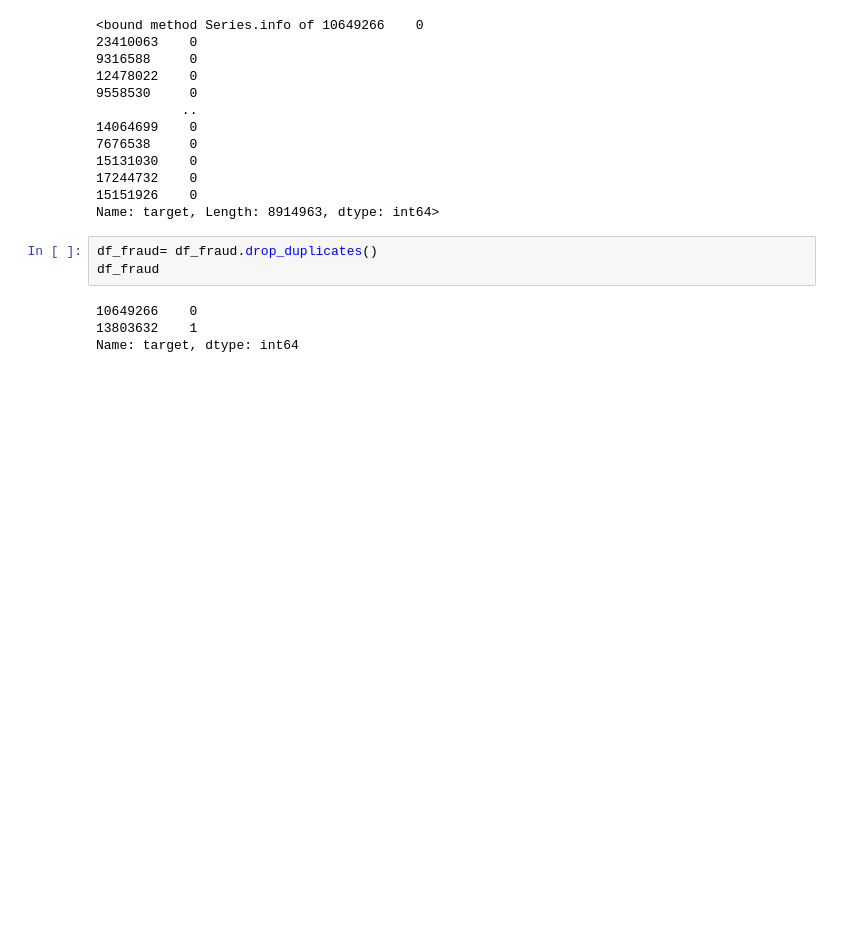
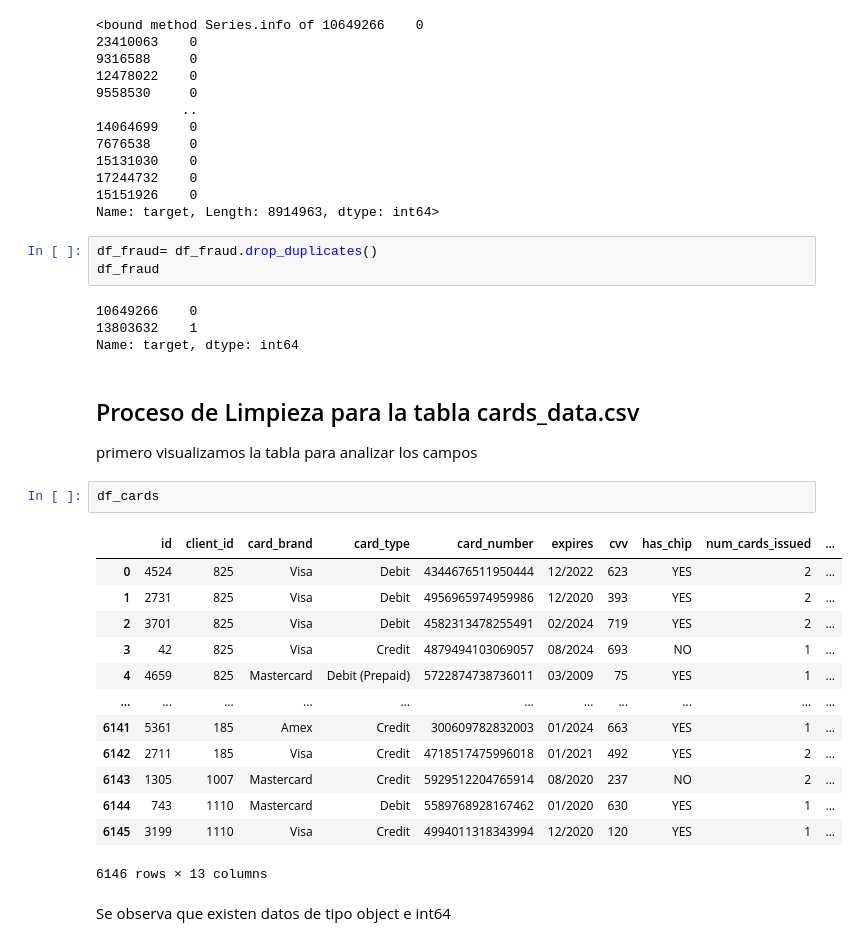
Before and after one commit to robertomalave/Practica_G11, a Jupyter notebook: desarrolloG11.ipynb, the cells around one changed output. Saved outputs shown, nothing was run; the diff lists cells and outputs as text; blank space fills up the shorter version.

Commit message:
Tabla cards_data completada

```diff
--- a/desarrolloG11.ipynb
+++ b/desarrolloG11.ipynb
@@ -854,3 +858,26 @@ df_fraud
 10649266    0
 13803632    1
 Name: target, dtype: int64
+# %% [markdown]
+
+## Proceso de Limpieza para la tabla cards_data.csv
+
+primero visualizamos la tabla para analizar los campos
+# %%
+df_cards
+# %% [output]
+|  | id | client_id | card_brand | card_type | card_number | expires | cvv | has_chip | num_cards_issued | ... |
+| 0 | 4524 | 825 | Visa | Debit | 4344676511950444 | 12/2022 | 623 | YES | 2 | ... |
+| 1 | 2731 | 825 | Visa | Debit | 4956965974959986 | 12/2020 | 393 | YES | 2 | ... |
+| 2 | 3701 | 825 | Visa | Debit | 4582313478255491 | 02/2024 | 719 | YES | 2 | ... |
+| 3 | 42 | 825 | Visa | Credit | 4879494103069057 | 08/2024 | 693 | NO | 1 | ... |
+| 4 | 4659 | 825 | Mastercard | Debit (Prepaid) | 5722874738736011 | 03/2009 | 75 | YES | 1 | ... |
+| ... | ... | ... | ... | ... | ... | ... | ... | ... | ... | ... |
+| 6141 | 5361 | 185 | Amex | Credit | 300609782832003 | 01/2024 | 663 | YES | 1 | ... |
+| 6142 | 2711 | 185 | Visa | Credit | 4718517475996018 | 01/2021 | 492 | YES | 2 | ... |
+| 6143 | 1305 | 1007 | Mastercard | Credit | 5929512204765914 | 08/2020 | 237 | NO | 2 | ... |
+| 6144 | 743 | 1110 | Mastercard | Debit | 5589768928167462 | 01/2020 | 630 | YES | 1 | ... |
+| 6145 | 3199 | 1110 | Visa | Credit | 4994011318343994 | 12/2020 | 120 | YES | 1 | ... |
+6146 rows × 13 columns
+# %% [markdown]
+Se observa que existen datos de tipo object e int64
```
Also changed, not shown: parts of 54 cells of this notebook.
